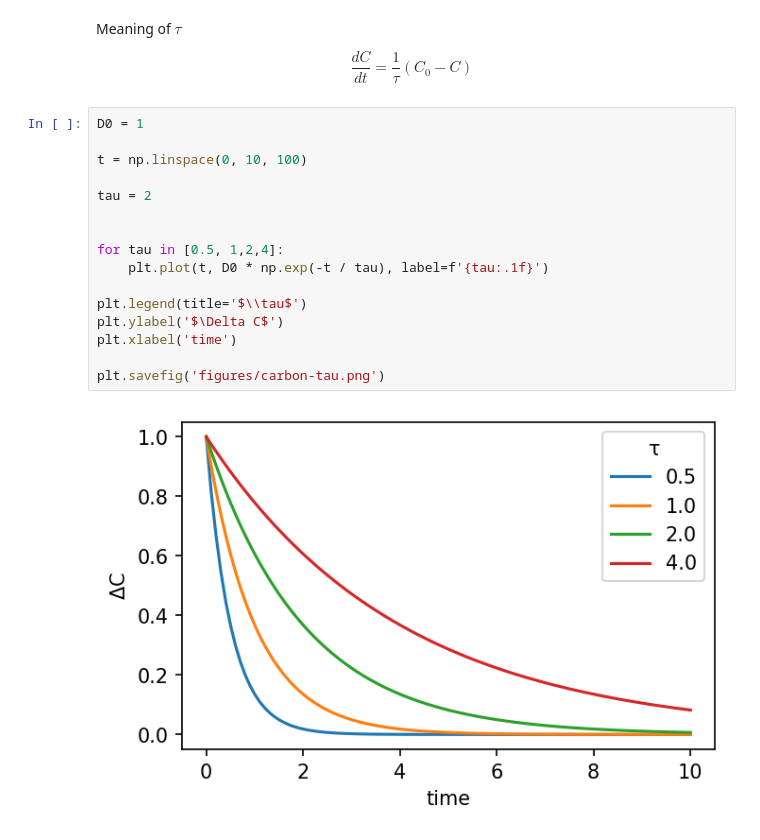
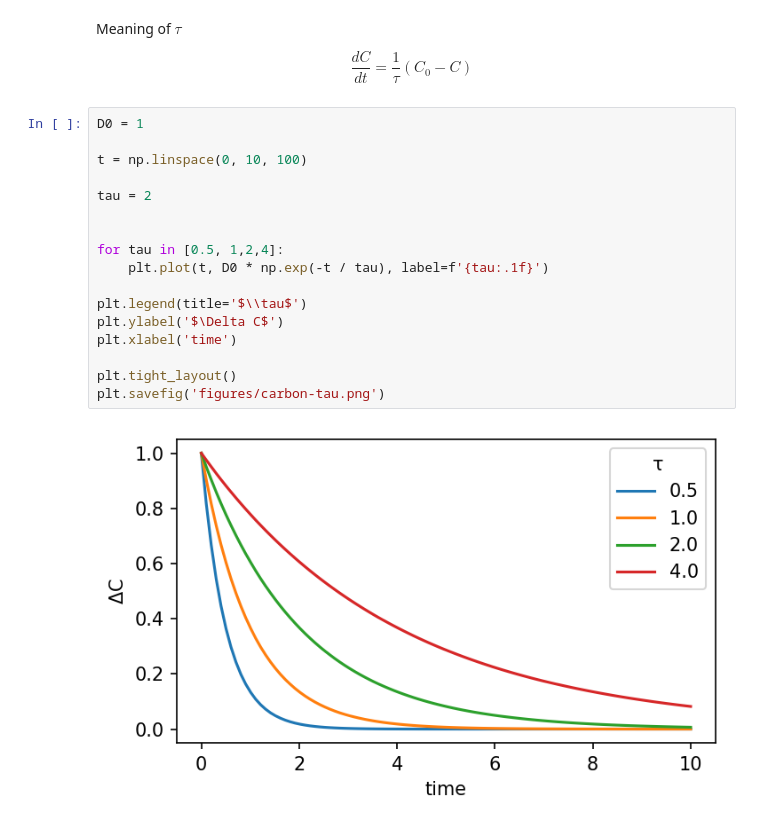
Before and after one commit to johnryantaylor/JRT_QES_Notes, a Jupyter notebook: book/06_oceancarbon/carbon_figs.ipynb, the cells around one changed output. Saved outputs shown, nothing was run; the diff lists cells and outputs as text.

Commit message:
update tau figure

```diff
--- a/book/06_oceancarbon/carbon_figs.ipynb
+++ b/book/06_oceancarbon/carbon_figs.ipynb
@@ -190,18 +171,19 @@ $$
 # %%
 D0 = 1
 
 t = np.linspace(0, 10, 100)
 
 tau = 2
 
 
 for tau in [0.5, 1,2,4]:
     plt.plot(t, D0 * np.exp(-t / tau), label=f'{tau:.1f}')
 
 plt.legend(title='$\\tau$')
 plt.ylabel('$\Delta C$')
 plt.xlabel('time')
 
+plt.tight_layout()
 plt.savefig('figures/carbon-tau.png')
 # %% [output]
-[figure, old version]
+[figure, new version]
```
Also changed, not shown: parts of 8 cells of this notebook.
